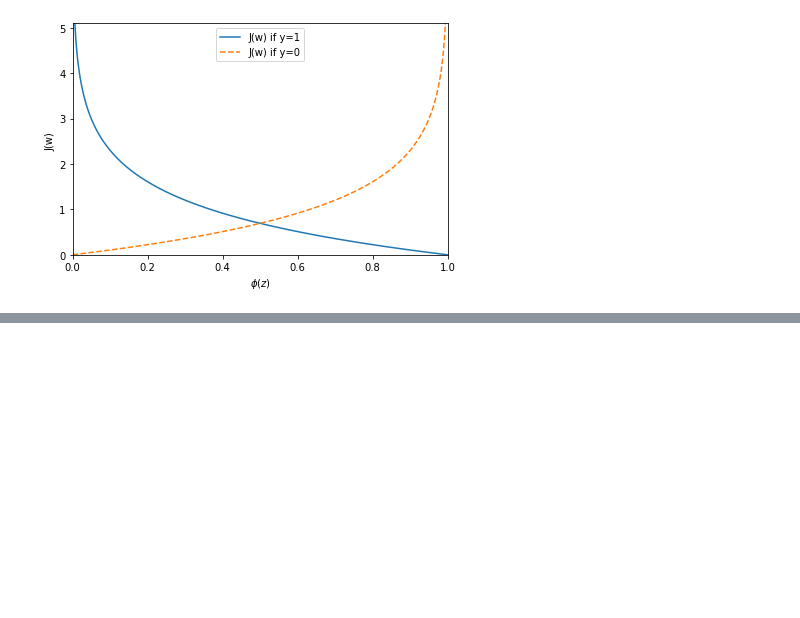
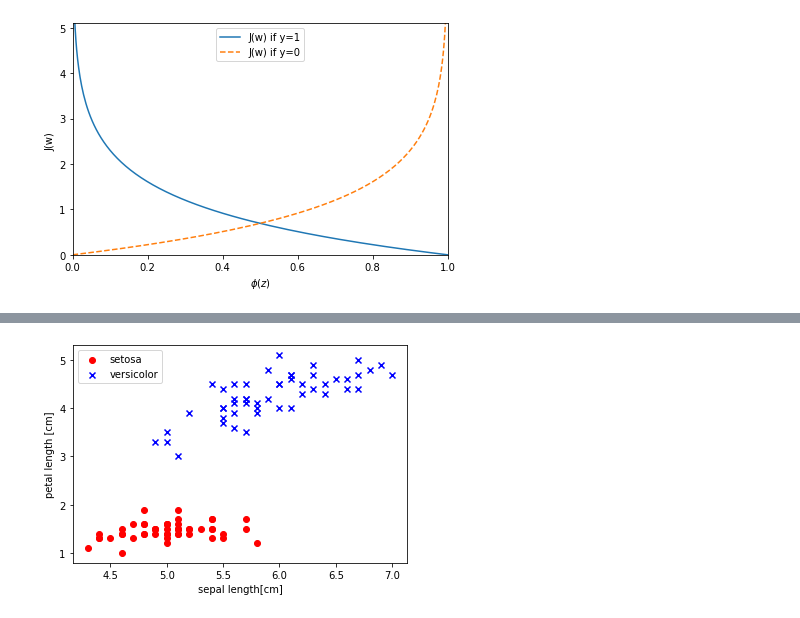
Before and after one commit to prabaldeshar/machine-learning, a Jupyter notebook: ch_03_linear_logistic_regression/logistic_regression.ipynb, the cells around one changed output, grey strips where cells are left out. Drawn from its saved outputs; the diff is of its cells as text; code cells hidden in the pictures; blank space fills up the shorter version.

```diff
--- a/ch_03_linear_logistic_regression/logistic_regression.ipynb
+++ b/ch_03_linear_logistic_regression/logistic_regression.ipynb
@@ -126,0 +201,8 @@ import matplotlib.pyplot as plt
+# %%
+# Loading the data
+import pandas as pd
+import numpy as np
+import os
+
+filepath = os.path.join('../data', 'iris.data')
+df = pd.read_csv(filepath, header=None, encoding='utf-8')
@@ -126,0 +220,3 @@ import matplotlib.pyplot as plt
+# %%
+features = df.iloc[0:100, [0,2]].values
+features
@@ -126,0 +241,10 @@ import matplotlib.pyplot as plt
+# %%
+import matplotlib.pyplot as plt
+plt.scatter(features[:50, 0], features[:50, 1], color='red', marker='o', label='setosa')
+plt.scatter(features[50:100, 0], features[50:100, 1], color='blue', marker='x', label='versicolor')
+plt.xlabel('sepal length[cm]')
+plt.ylabel('petal length [cm]')
+plt.legend(loc='upper left')
+plt.show()
+# %% [output]
+[figure, added]
```
Also changed, not shown: parts of 9 cells of this notebook, 1 other file.
